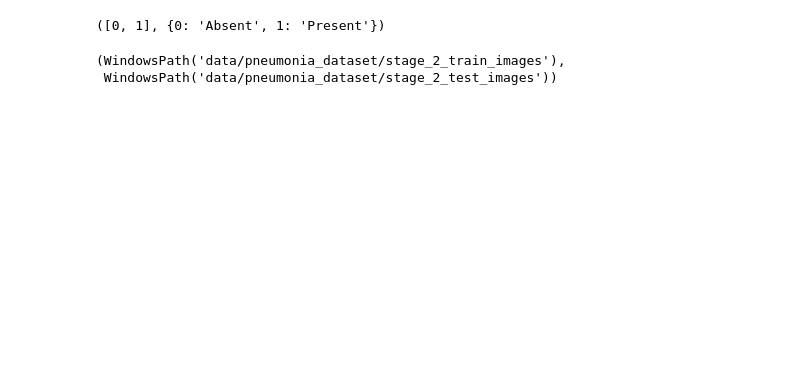
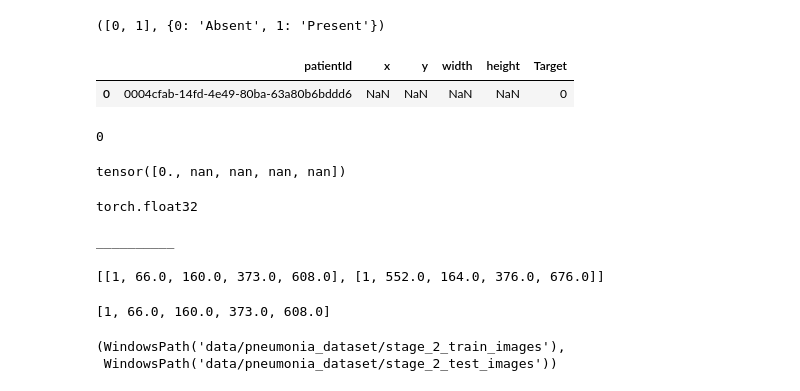
Before and after one commit to kmsmeng/ML_Projects, a Jupyter notebook: Medical_Image_Classification/pneumonia_detection_challenge.ipynb, the cells around one changed output. Cells and saved outputs as stored; diff of their text form; code cells hidden in the pictures; blank space fills up the shorter version.

Commit message:
working on oject detection using yolo which is necessary for bounding box detection in pneumonia detection challenge

```diff
--- a/Medical_Image_Classification/pneumonia_detection_challenge.ipynb
+++ b/Medical_Image_Classification/pneumonia_detection_challenge.ipynb
@@ -163,0 +172,67 @@ list(labels_dict.keys()), labels_dict
+# %%
+image = pydicom.dcmread(train_images_path[0])
+image.pixel_array
+imageID = image.PatientID
+
+
+
+label = df_label_file[df_label_file['patientId'] == imageID]
+
+display(label)
+
+img_label = label['Target'].item()
+display(img_label)
+x, y, w, h  = label['x'].item(), label['y'].item(), label['width'].item(), label['height'].item()
+# label = list(label)
+# list(label.iloc[0])
+# list(label.Target)
+
+
+# Get the label in the shape of [class label, x, y, width, height]
+tensor = torch.tensor([img_label, x, y, w, h])
+display(tensor)
+# tensor.shape
+tensor[0].dtype
+# %% [output]
+|  | patientId | x | y | width | height | Target |
+| 0 | 0004cfab-14fd-4e49-80ba-63a80b6bddd6 | NaN | NaN | NaN | NaN | 0 |
+0
+tensor([0., nan, nan, nan, nan])
+torch.float32
+# %%
+index = 4
+
+image = pydicom.dcmread(train_images_path[index])
+image_ID = image.PatientID
+# plt.imshow(image.pixel_array)
+image_ID
+
+label = df_label_file[df_label_file['patientId'] == image_ID]
+# display(label.iloc[0]['Target'].item())
+# display(label)
+# display(len(df_label_file.columns))
+
+print('__________')
+
+if len(label) == 1:
+    yolo_format_label = [label['Target'].item(), label['x'].item()]
+    display(yolo_format_label)
+else:
+    all_label = []
+    # for i in range(len(label)):
+    #     yolo_format_label = [label.iloc[i]['Target'].item(), label.iloc[i]['x'].item(), label.iloc[i]['y'].item(), label.iloc[i]['width'].item(), label.iloc[i]['height'].item()]
+    #     all_label.append(yolo_format_label)
+
+
+    # loop throgh each of the label if the data has multiple labels corresponding to multiple bounding box
+    for i in range(len(label)):
+        yolo_format_label = [label.iloc[i]['Target'].item(), label.iloc[i]['x'].item(), label.iloc[i]['y'].item(), label.iloc[i]['width'].item(), label.iloc[i]['height'].item()]
+        all_label.append(yolo_format_label)
+
+    display(all_label)
+
+all_label[0]
+# %% [output]
+__________
+[[1, 66.0, 160.0, 373.0, 608.0], [1, 552.0, 164.0, 376.0, 676.0]]
+[1, 66.0, 160.0, 373.0, 608.0]
```
Also changed, not shown: parts of 7 cells of this notebook, 6 other files.
